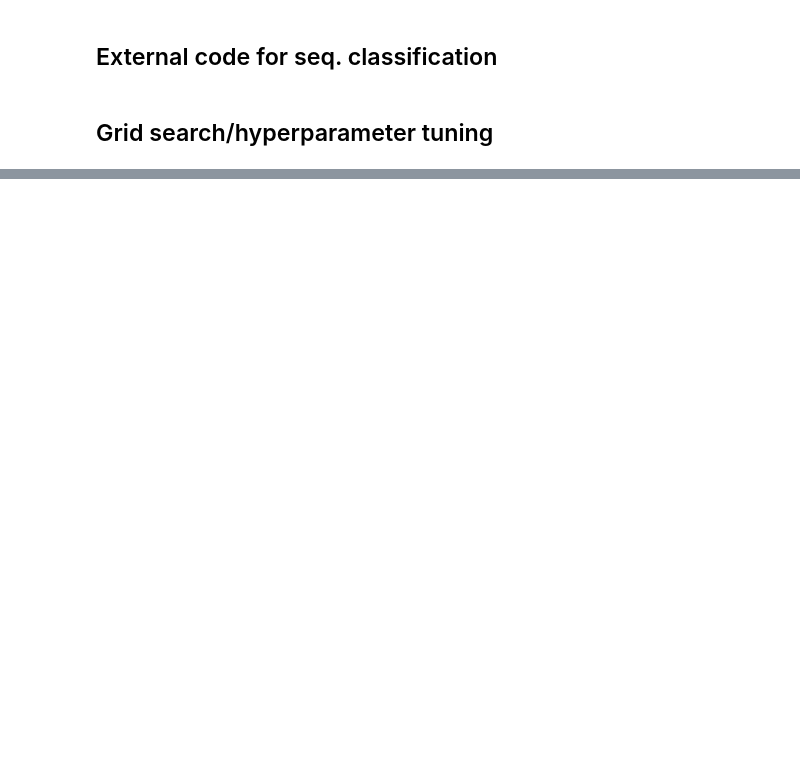
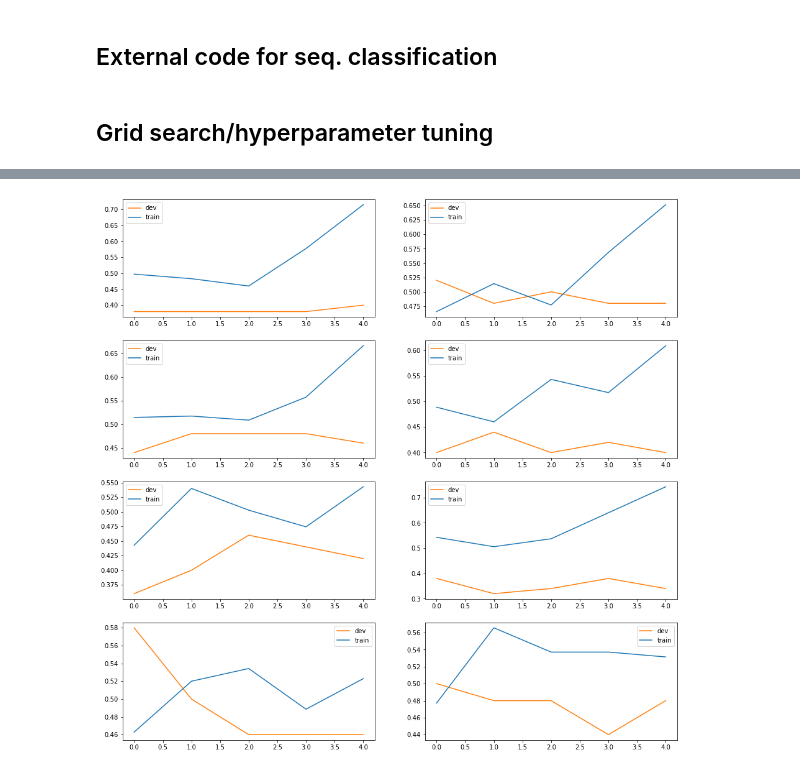
Before and after one commit to LiGhtime/NLPProject, a Jupyter notebook: Roberta Sequence Classification.ipynb, the cells around one changed output, grey strips where cells are left out. Cells and saved outputs as stored; diff of their text form; code cells hidden in the pictures; blank space fills up the shorter version.

```diff
--- a/Roberta Sequence Classification.ipynb
+++ b/Roberta Sequence Classification.ipynb
@@ -280,0 +308,13 @@ def grid_search(lrs, batch_sizes, shuffles):
+# %%
+figs, axes = plt.subplots(ncols=2, nrows=4, figsize=(16, 16))
+col_dict = {'linear': 0, 'polynomial': 1}
+row_dict = {(5e-5, 8): 0, (3e-5, 8): 1, (5e-5, 16): 2, (3e-5, 16): 3}
+
+for item in dev_accs:
+    idx1 = col_dict[item[2]]
+    idx2 = row_dict[(item[0], item[1])]
+    axes[idx2][idx1].plot(dev_accs[item], label='dev', color='tab:orange')
+    axes[idx2][idx1].plot(train_accs[item], label='train', color='tab:blue')
+    axes[idx2][idx1].legend()
+# %% [output]
+[figure, added]
```
Also changed, not shown: parts of 9 cells of this notebook.
